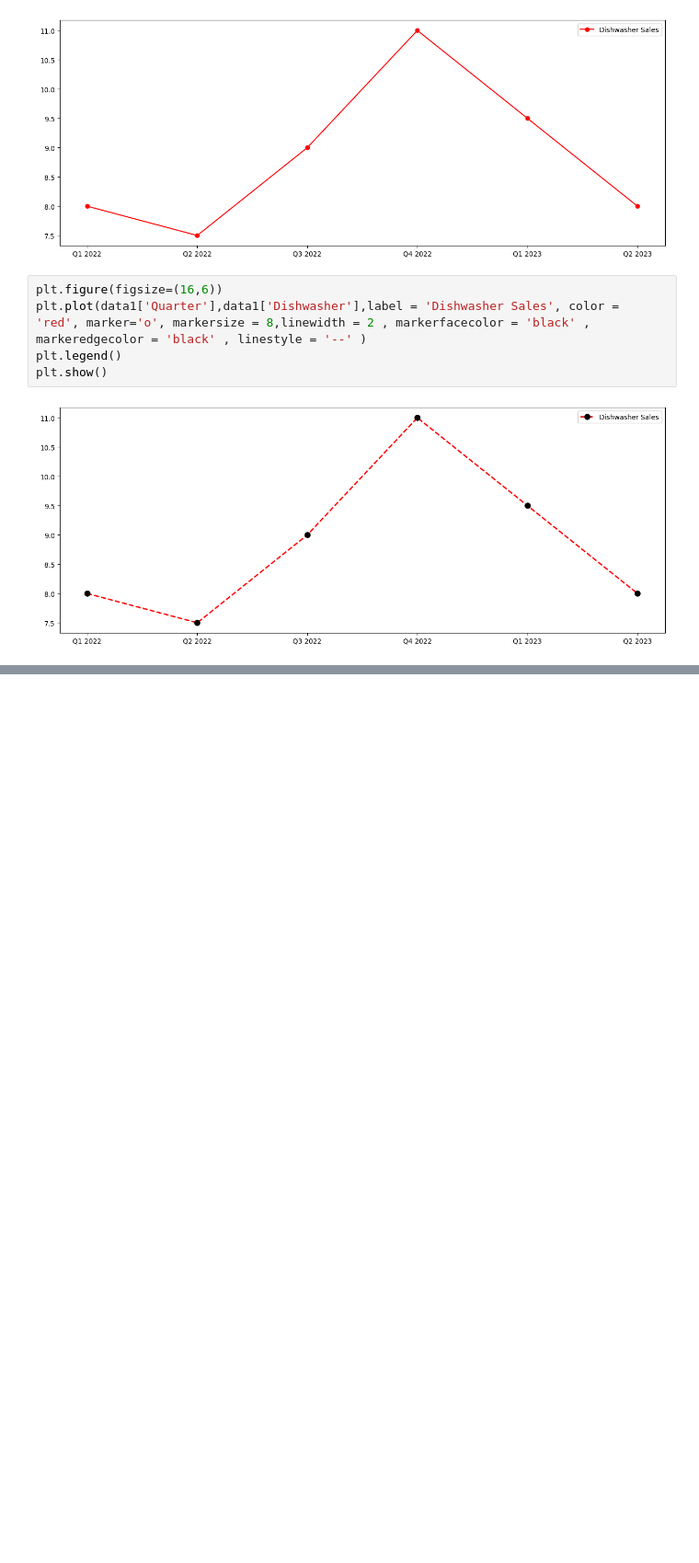
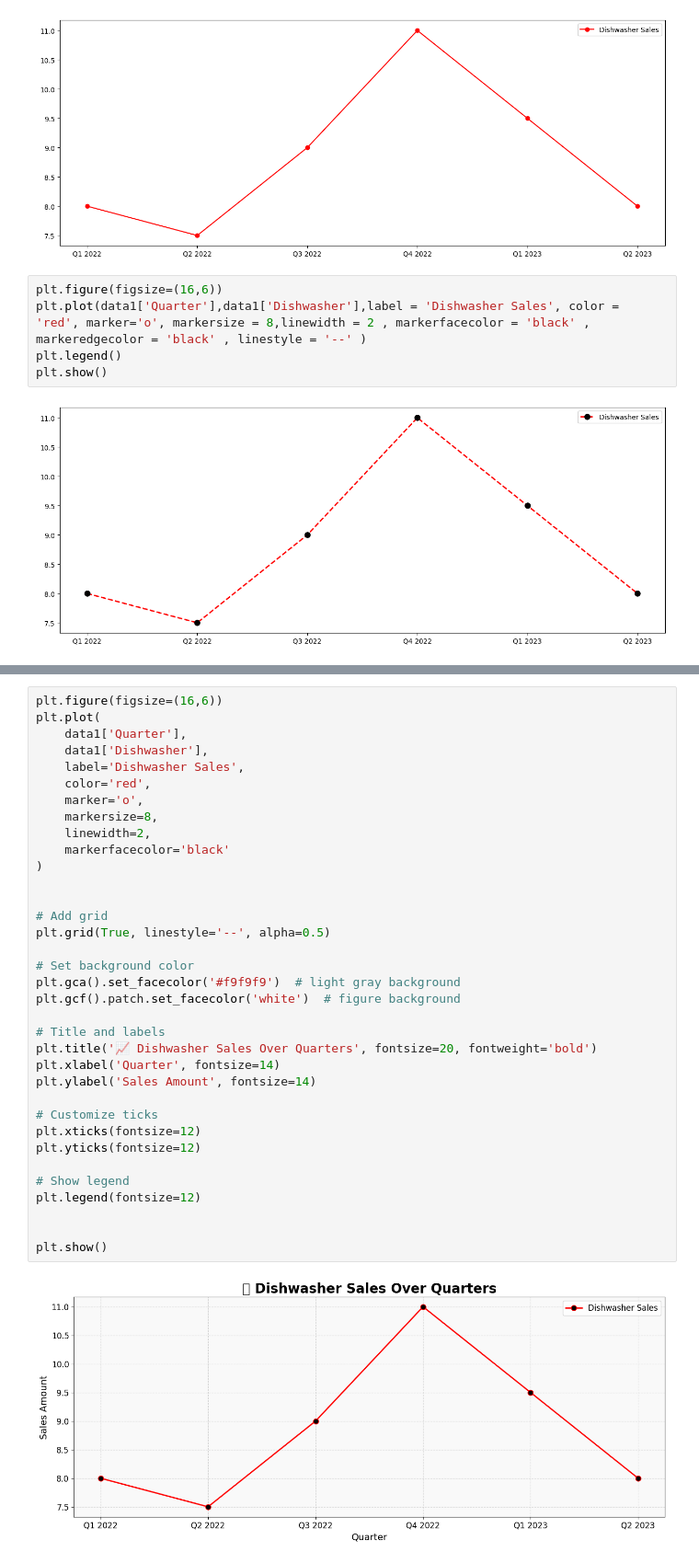
Before and after one commit to redwanhasan07208212/python-basic, a Jupyter notebook: Class_8/matplot.ipynb, the cells around one changed output, grey strips where cells are left out. Shown at 92% size. Saved outputs shown, nothing was run; the diff lists cells and outputs as text; blank space fills up the shorter version.

```diff
--- a/Class_8/matplot.ipynb
+++ b/Class_8/matplot.ipynb
@@ -54,0 +65,37 @@ plt.show()
+# %%
+plt.figure(figsize=(16,6))
+plt.plot(
+    data1['Quarter'],
+    data1['Dishwasher'],
+    label='Dishwasher Sales',
+    color='red',
+    marker='o',
+    markersize=8,
+    linewidth=2,
+    markerfacecolor='black'
+)
+
+
+# Add grid
+plt.grid(True, linestyle='--', alpha=0.5)
+
+# Set background color
+plt.gca().set_facecolor('#f9f9f9')  # light gray background
+plt.gcf().patch.set_facecolor('white')  # figure background
+
+# Title and labels
+plt.title('📈 Dishwasher Sales Over Quarters', fontsize=20, fontweight='bold')
+plt.xlabel('Quarter', fontsize=14)
+plt.ylabel('Sales Amount', fontsize=14)
+
+# Customize ticks
+plt.xticks(fontsize=12)
+plt.yticks(fontsize=12)
+
+# Show legend
+plt.legend(fontsize=12)
+
+
+plt.show()
+# %% [output]
+[figure, added]
```
Also changed, not shown: parts of 2 cells of this notebook, 4 other files.
